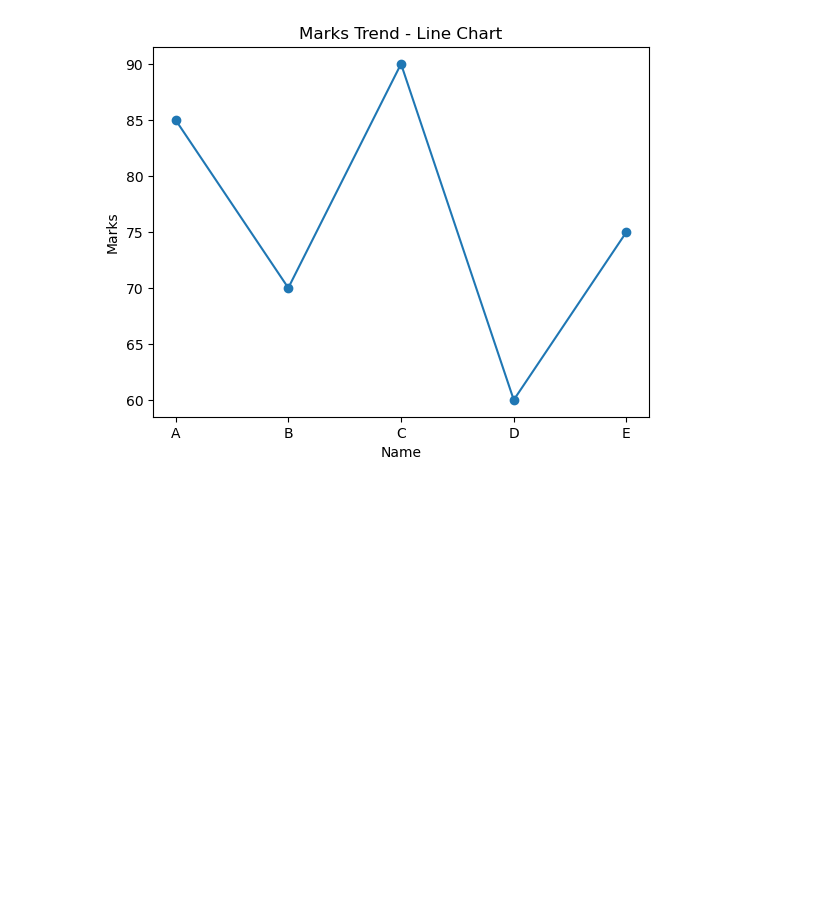
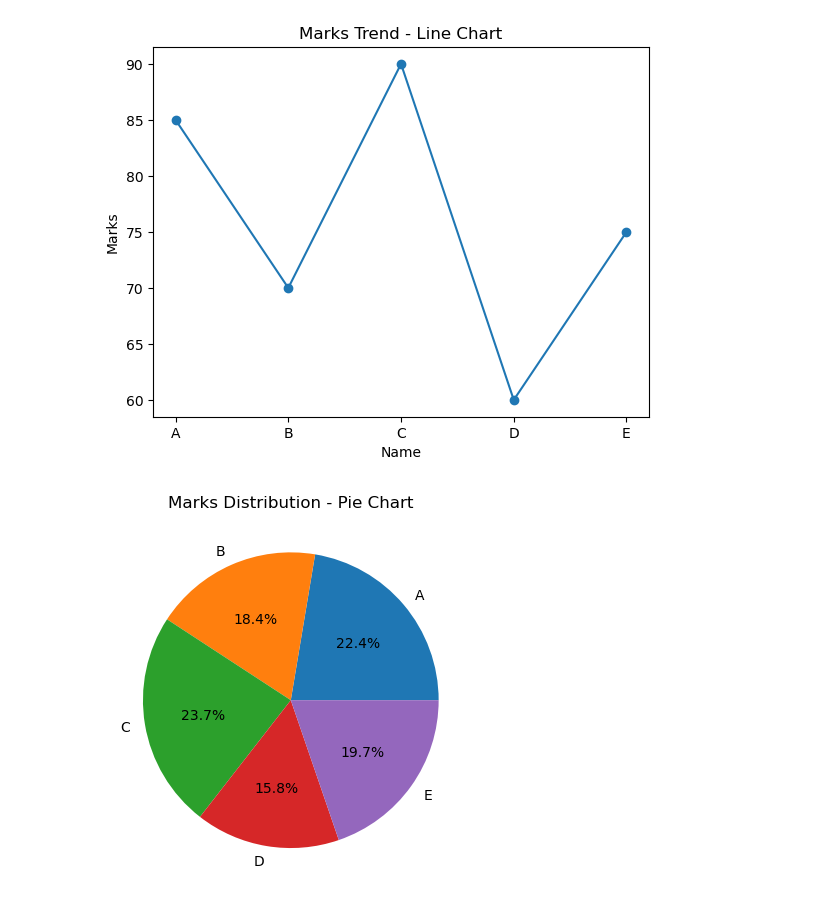
Before and after one commit to sakshi07bhosale/Data-Science, a Jupyter notebook: Day5/matplotlib.ipynb, the cells around one changed output. Cells and saved outputs as stored; diff of their text form; code cells hidden in the pictures; blank space fills up the shorter version.

Commit message:
pie chart created using python

```diff
--- a/Day5/matplotlib.ipynb
+++ b/Day5/matplotlib.ipynb
@@ -32,3 +32,11 @@ plt.ylabel("Marks")
 plt.show()
 # %% [output]
 [figure]
+# %%
+# 3️⃣ Pie Chart
+plt.figure()
+plt.pie(df["Marks"], labels=df["Name"], autopct="%1.1f%%")
+plt.title("Marks Distribution - Pie Chart")
+plt.show()
+# %% [output]
+[figure, added]
```
